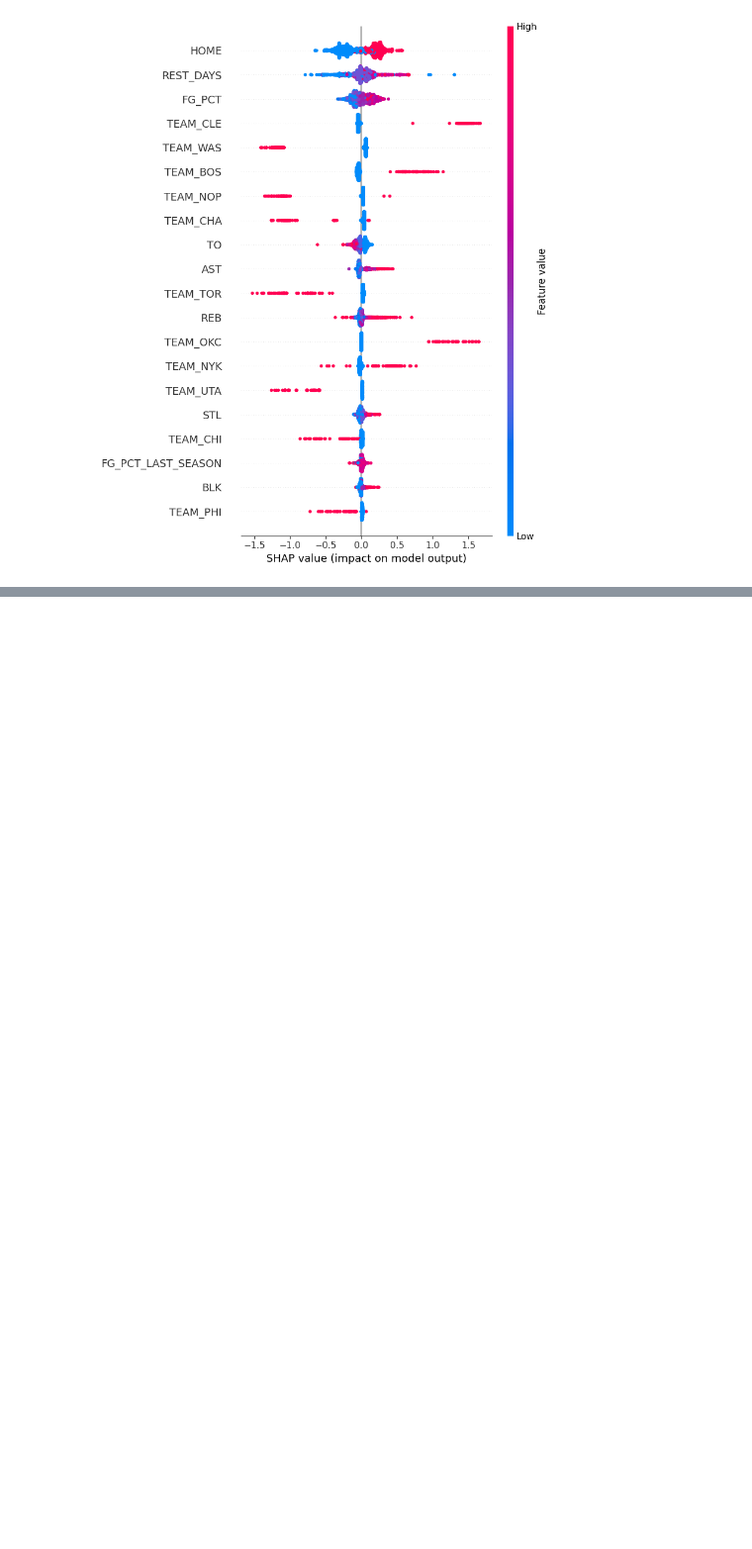
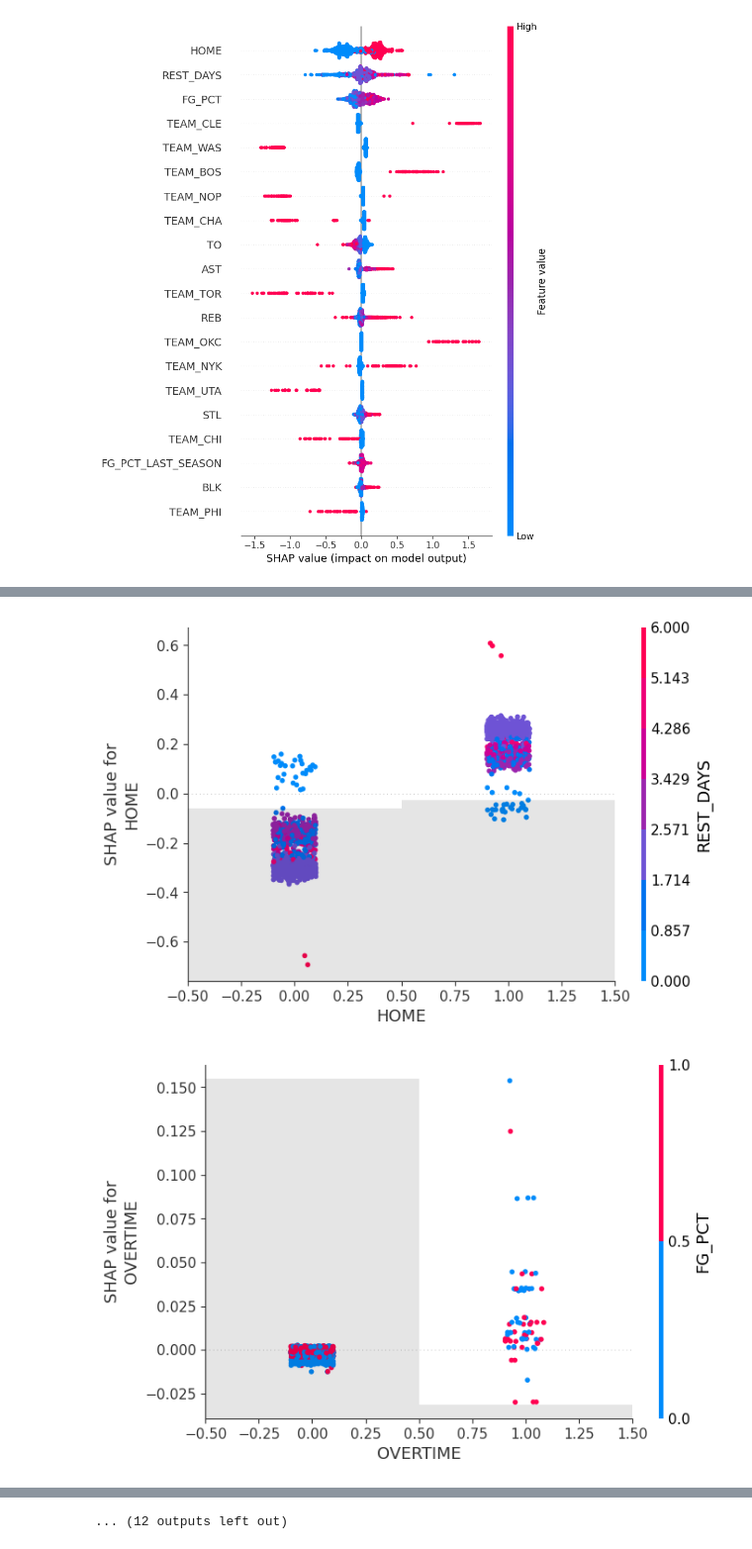
Before and after one commit to jiin-son/nba, a Jupyter notebook: NBA_Machine_Learning.ipynb, the cells around one changed output, grey strips where cells are left out. Shown at 99% size. Saved outputs shown, nothing was run; the diff lists cells and outputs as text; code cells hidden in the pictures; blank space fills up the shorter version.

```diff
--- a/NBA_Machine_Learning.ipynb
+++ b/NBA_Machine_Learning.ipynb
@@ -239,0 +362,11 @@ shap.summary_plot(shap_values)
+# %%
+for name in X_train.columns:
+    shap.plots.scatter(shap_values[:, name], color=shap_values)
+
+# all star breaks - 6 days - might be interesting what was the rest day for the opponent
+# star players gets more ball and therefore, the turnover
+# turnover percentage is correlated to how much you have the ball
+# step curry most likely miss 3s because the team lets him to shoot 3s
+# %% [output]
+[figure, added]
+[figure, added]
@@ -239,0 +383 @@ shap.summary_plot(shap_values)
+... (12 outputs left out)
```
Also changed, not shown: parts of 13 cells of this notebook.
